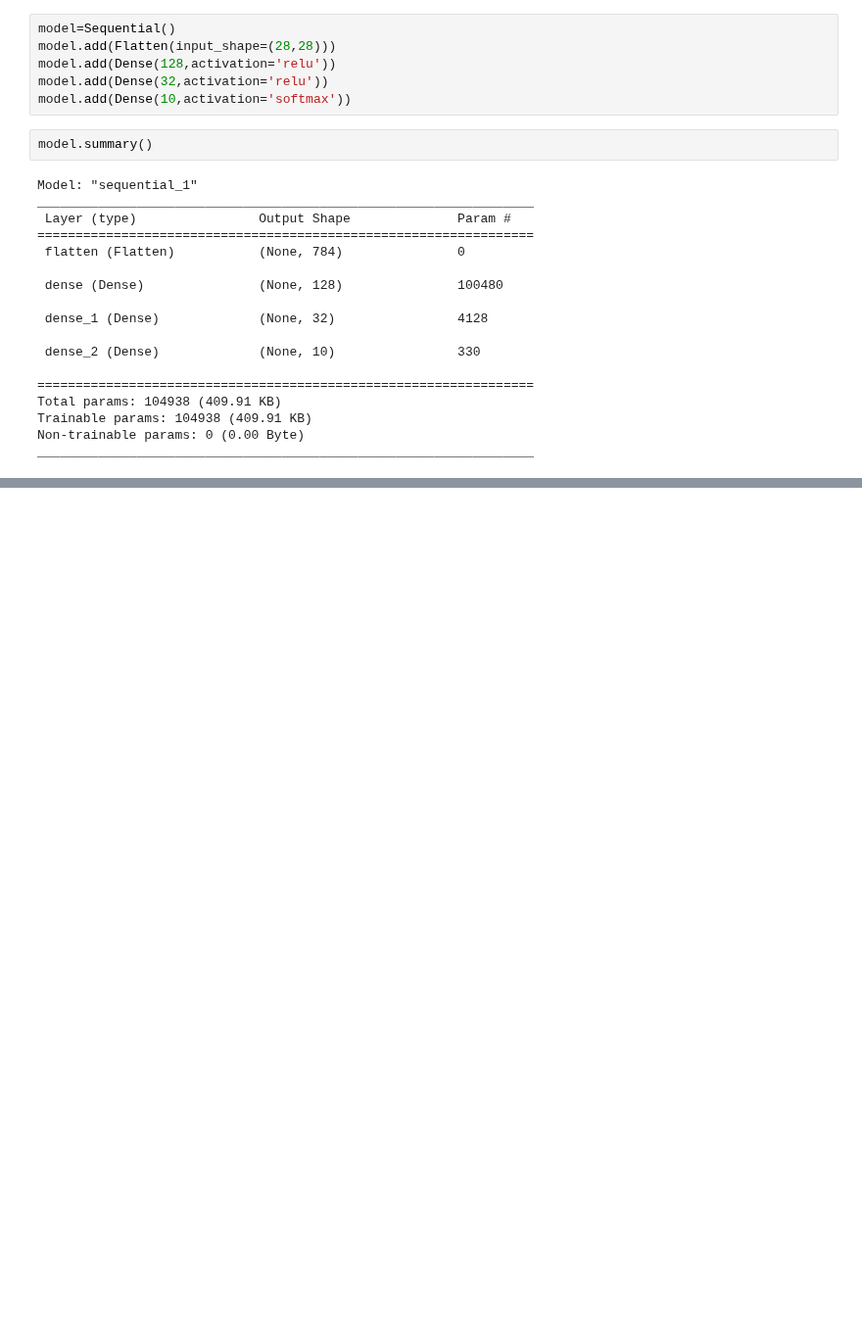
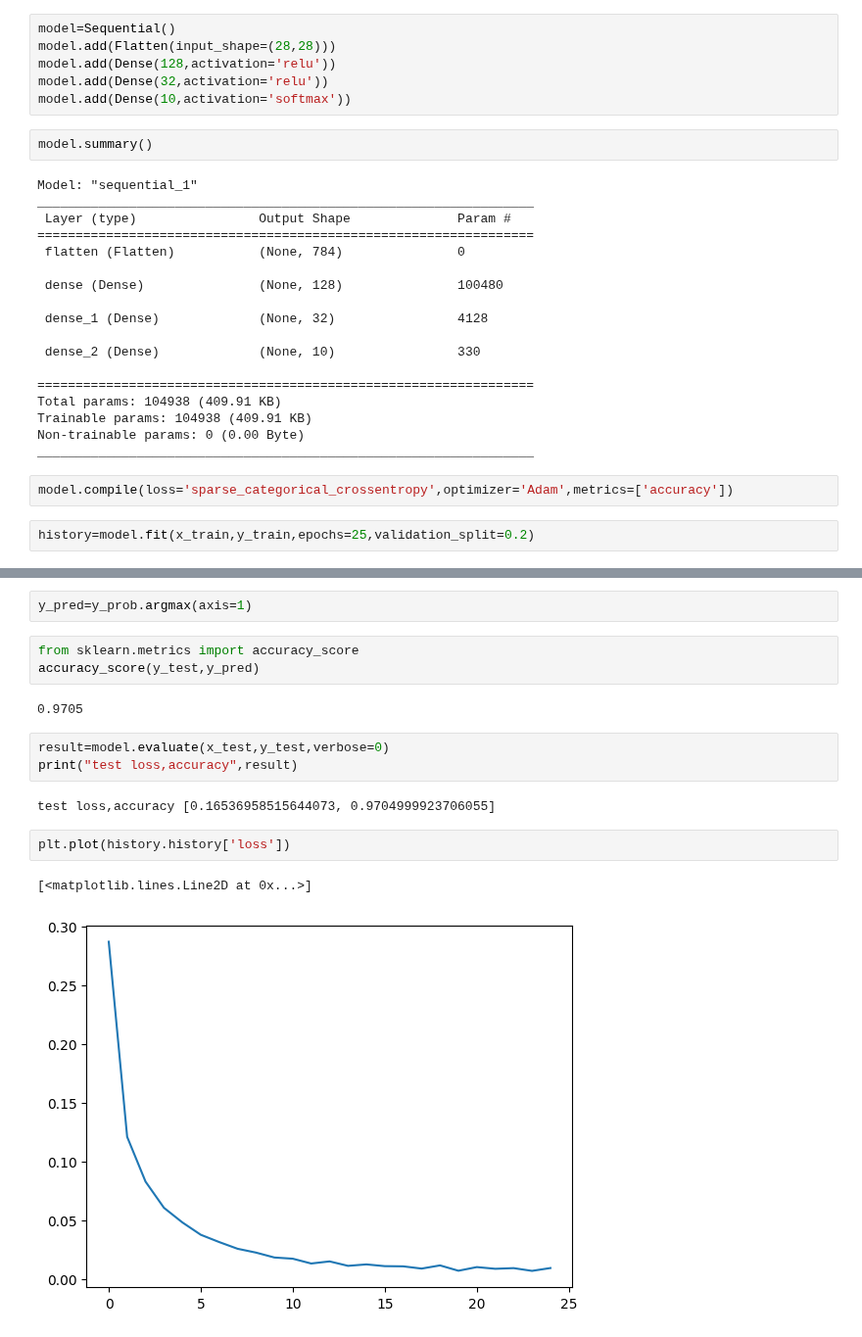
Before and after one commit to arssite/Datalysis, a Jupyter notebook: Mnist_multiclassification.ipynb, the cells around one changed output, grey strips where cells are left out. Shown at 98% size. Cells and saved outputs as stored; diff of their text form; blank space fills up the shorter version.

```diff
--- a/Mnist_multiclassification.ipynb
+++ b/Mnist_multiclassification.ipynb
@@ -121,3 +123,7 @@ Total params: 104938 (409.91 KB)
 Trainable params: 104938 (409.91 KB)
 Non-trainable params: 0 (0.00 Byte)
 _________________________________________________________________
+# %%
+model.compile(loss='sparse_categorical_crossentropy',optimizer='Adam',metrics=['accuracy'])
+# %%
+history=model.fit(x_train,y_train,epochs=25,validation_split=0.2)
@@ -123,0 +152,17 @@ _________________________________________________________________
+# %%
+y_pred=y_prob.argmax(axis=1)
+# %%
+from sklearn.metrics import accuracy_score
+accuracy_score(y_test,y_pred)
+# %% [output]
+0.9705
+# %%
+result=model.evaluate(x_test,y_test,verbose=0)
+print("test loss,accuracy",result)
+# %% [output]
+test loss,accuracy [0.16536958515644073, 0.9704999923706055]
+# %%
+plt.plot(history.history['loss'])
+# %% [output]
+[<matplotlib.lines.Line2D at 0x...>]
+[figure, added]
```
Also changed, not shown: parts of 3 cells of this notebook.
